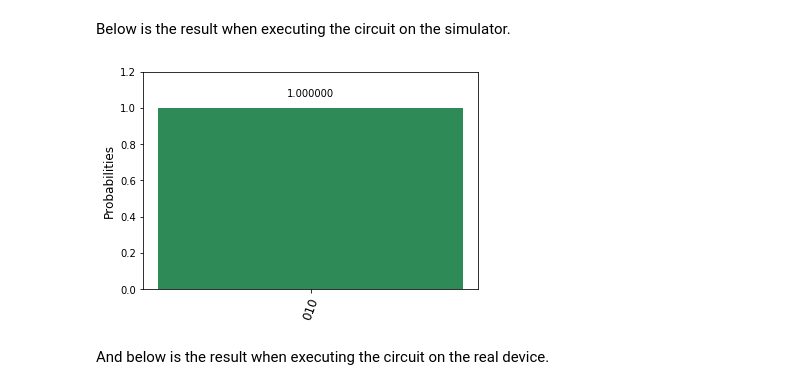
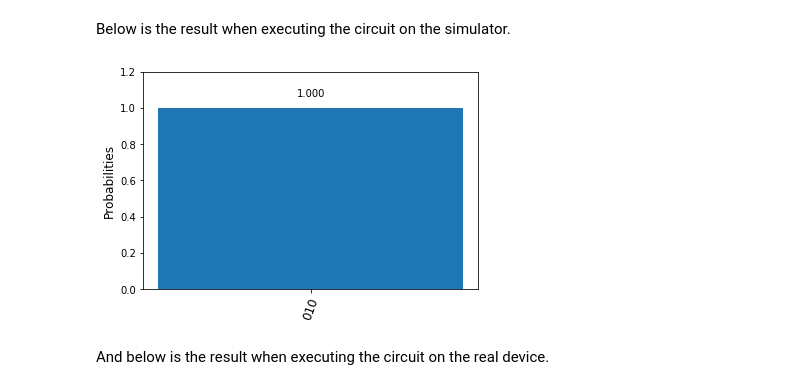
Before and after one commit to muneerqu/qiskit-tutorial, a Jupyter notebook: appendix/algo_app/topological_quantum_walk.ipynb, the cells around one changed output. Drawn from its saved outputs; the diff is of its cells as text; code cells hidden in the pictures.

```diff
--- a/appendix/algo_app/topological_quantum_walk.ipynb
+++ b/appendix/algo_app/topological_quantum_walk.ipynb
@@ -281,10 +281,10 @@ measure q0[2] -> c0[1];
 # %% [markdown]
 Below is the result when executing the circuit on the simulator.
 # %%
-result = execute(qw1_2, backend='local_qasm_simulator_cpp', shots=1000)
+result = execute(qw1_2, backend='local_qasm_simulator', shots=1000)
 plot_histogram(result.result().get_counts(qw1_2))
 # %% [output]
-[figure, old version]
+[figure, new version]
 # %% [markdown]
 And below is the result when executing the circuit on the real device.
 # %%
```
Also changed, not shown: parts of 4 cells of this notebook, 1 other file.
